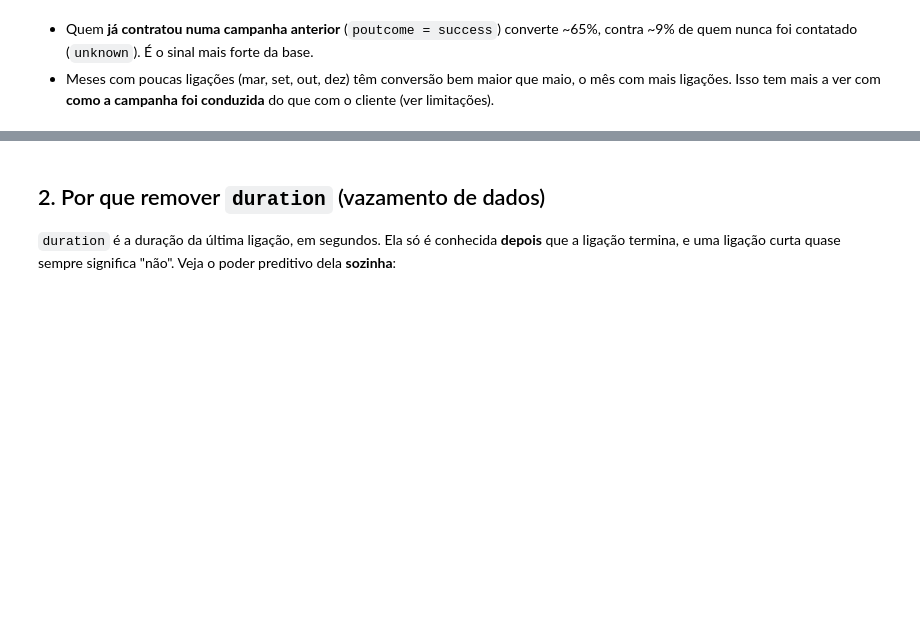
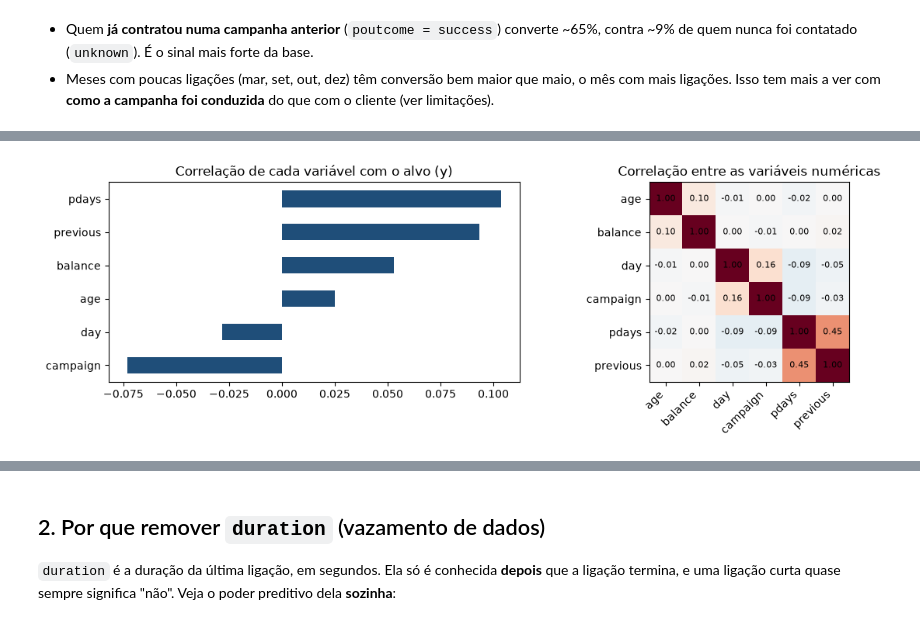
Before and after one commit to taksz/modelo-preditivo, a Jupyter notebook: notebooks/modelo_preditivo.ipynb, the cells around one changed output, grey strips where cells are left out. Saved outputs shown, nothing was run; the diff lists cells and outputs as text; code cells hidden in the pictures; blank space fills up the shorter version.

Commit message:
Notebook: distribuição e correlação das variáveis e análise de erros por grupo

```diff
--- a/notebooks/modelo_preditivo.ipynb
+++ b/notebooks/modelo_preditivo.ipynb
@@ -101,0 +106,6 @@ plt.tight_layout()
+# %%
+numericas = m.COLUNAS_NUMERICAS
+resumo = bruto[numericas].describe().T[["mean", "50%", "max"]]
+resumo["assimetria"] = bruto[numericas].skew()
+resumo.columns = ["média", "mediana", "máximo", "assimetria"]
+resumo.round(1)
@@ -101,0 +136,16 @@ plt.tight_layout()
+# %%
+corr = bruto.assign(y=bruto["y"].eq("yes").astype(int))[numericas + ["y"]].corr()
+
+fig, eixos = plt.subplots(1, 2, figsize=(12, 3.8))
+corr["y"].drop("y").sort_values().plot.barh(ax=eixos[0], color="#1f4e79", title="Correlação de cada variável com o alvo (y)")
+entre_variaveis = corr.drop(index="y", columns="y")
+imagem = eixos[1].imshow(entre_variaveis, cmap="RdBu_r", vmin=-1, vmax=1)
+eixos[1].set_xticks(range(len(numericas)), numericas, rotation=45, ha="right")
+eixos[1].set_yticks(range(len(numericas)), numericas)
+for i in range(len(numericas)):
+    for j in range(len(numericas)):
+        eixos[1].text(j, i, f"{entre_variaveis.iloc[i, j]:.2f}", ha="center", va="center", fontsize=8)
+eixos[1].set_title("Correlação entre as variáveis numéricas")
+plt.tight_layout()
+# %% [output]
+[figure, added]
```
Also changed, not shown: parts of 11 cells of this notebook, 1 other file.
